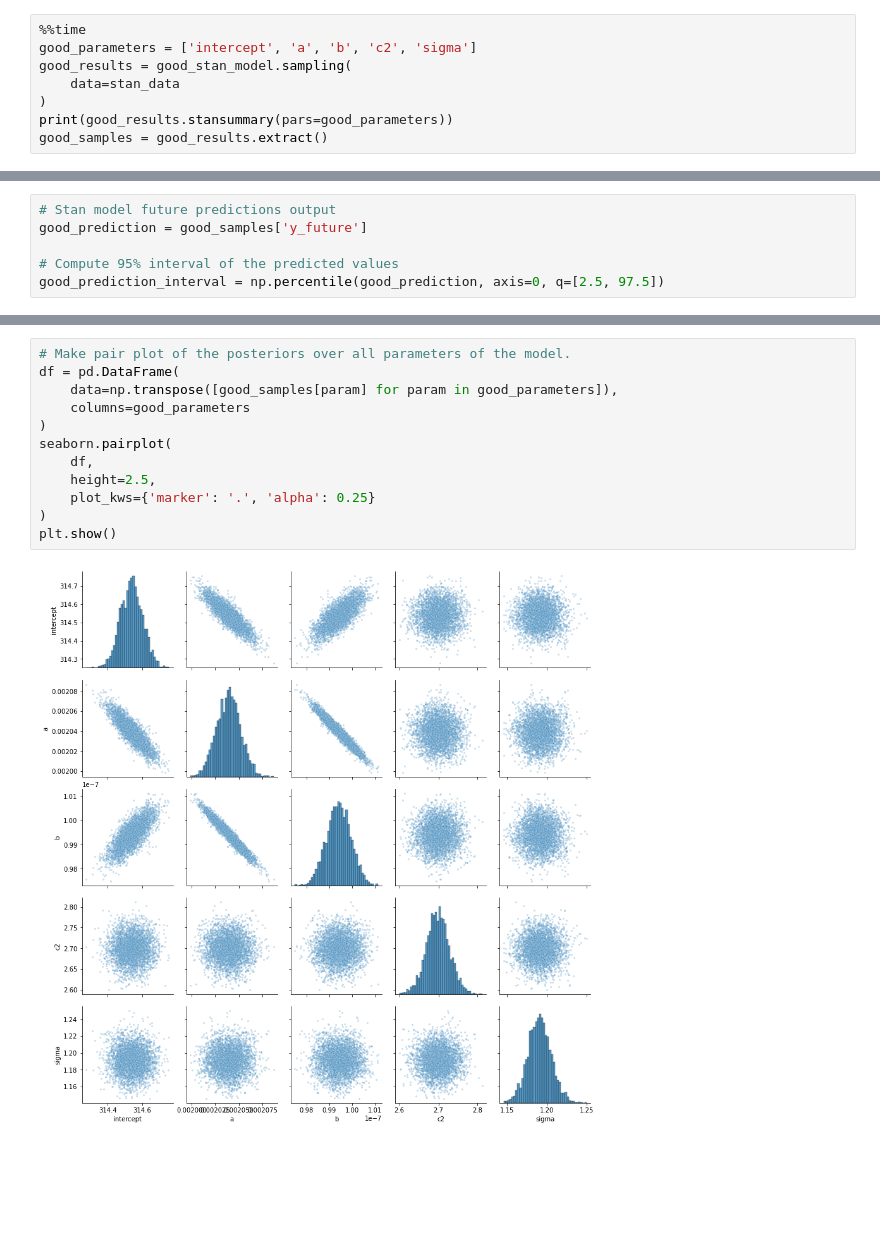
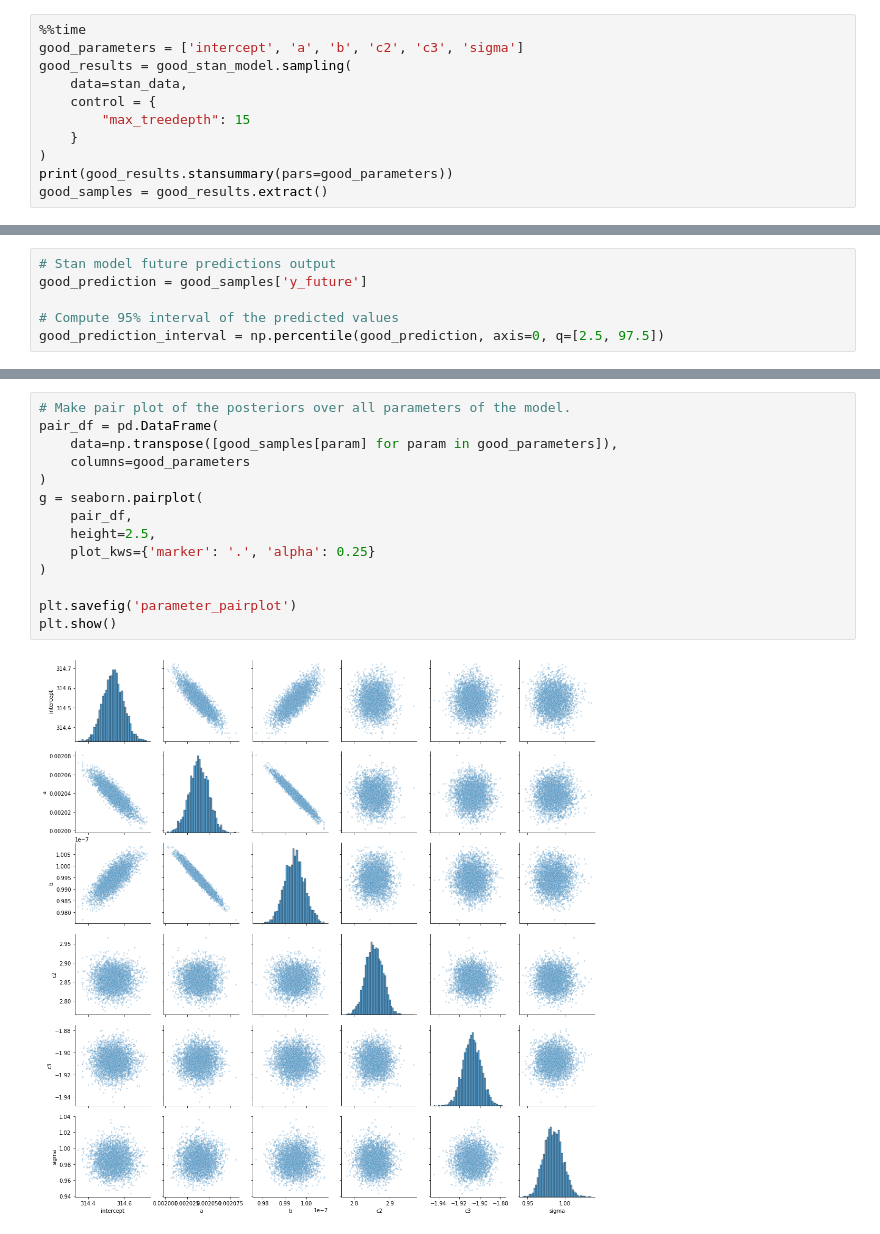
Before and after one commit to Inventrohyder/cs146, a Jupyter notebook: Assignments/final-project/notebook.ipynb, the cells around one changed output, grey strips where cells are left out. Cells and saved outputs as stored; diff of their text form; blank space fills up the shorter version.

```diff
--- a/Assignments/final-project/notebook.ipynb
+++ b/Assignments/final-project/notebook.ipynb
@@ -291,8 +287,11 @@ Wall time: 54.6 s
 # %%
 %%time
-good_parameters = ['intercept', 'a', 'b', 'c2', 'sigma']
+good_parameters = ['intercept', 'a', 'b', 'c2', 'c3', 'sigma']
 good_results = good_stan_model.sampling(
-    data=stan_data
+    data=stan_data,
+    control = {
+        "max_treedepth": 15
+    }
 )
 print(good_results.stansummary(pars=good_parameters))
 good_samples = good_results.extract()
@@ -403,14 +410,16 @@ plt.show()
 # %%
 # Make pair plot of the posteriors over all parameters of the model.
-df = pd.DataFrame(
+pair_df = pd.DataFrame(
     data=np.transpose([good_samples[param] for param in good_parameters]),
     columns=good_parameters
 )
-seaborn.pairplot(
-    df,
+g = seaborn.pairplot(
+    pair_df,
     height=2.5,
     plot_kws={'marker': '.', 'alpha': 0.25}
 )
+
+plt.savefig('parameter_pairplot')
 plt.show()
 # %% [output]
-[figure, old version]
+[figure, new version]
```
Also changed, not shown: parts of 10 cells of this notebook, 3 other files.
